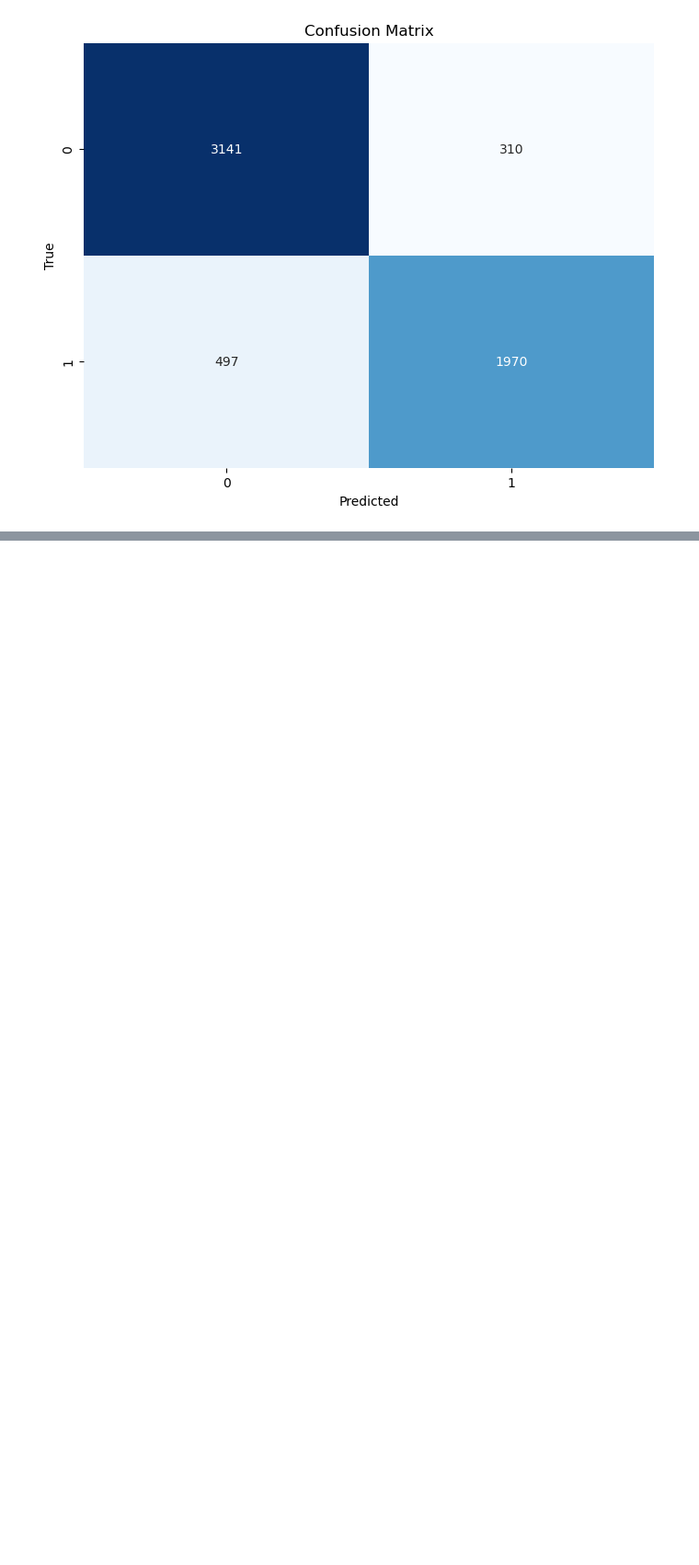
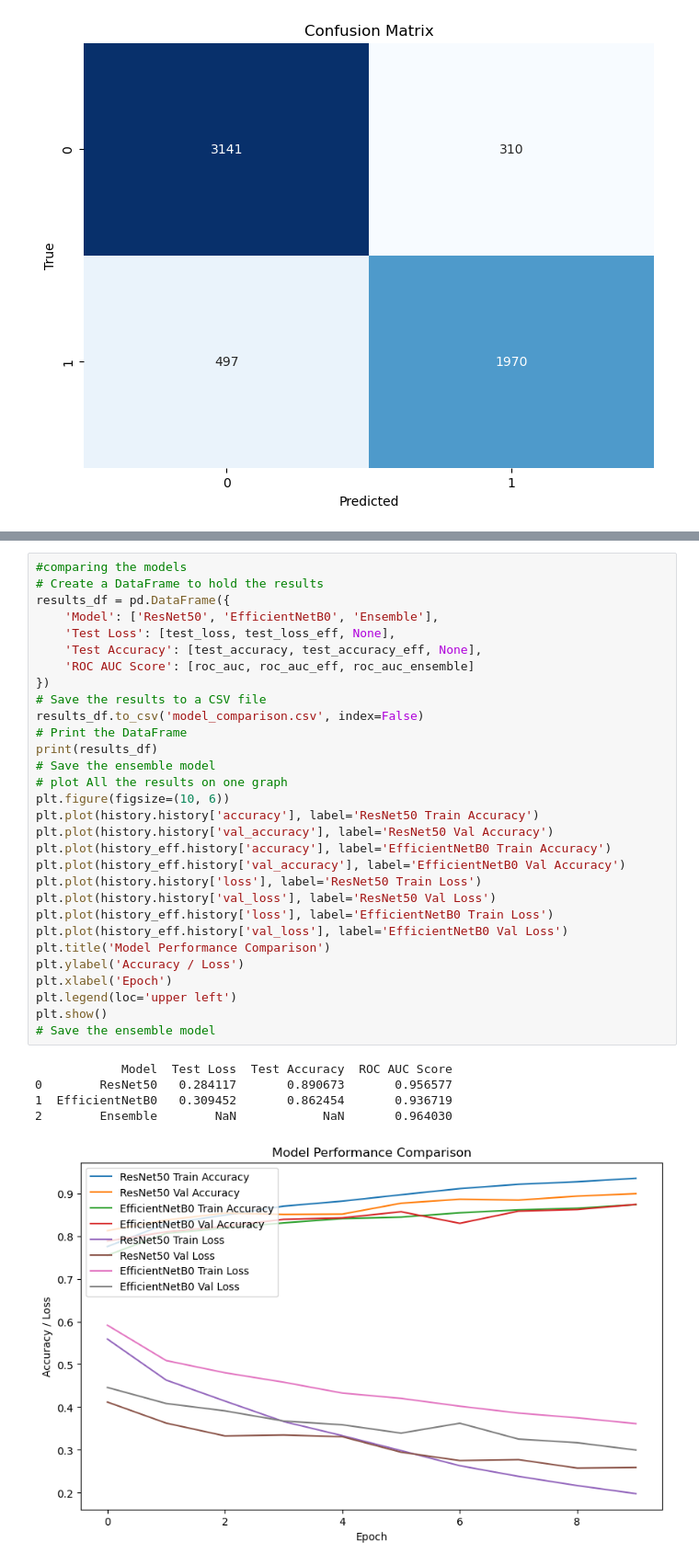
Before and after one commit to cletuzz00/Wrist-Fracture-Detection-Using-Convolution-Neural-Networks, a Jupyter notebook: model_final.ipynb, the cells around one changed output, grey strips where cells are left out. Shown: that part at 92% size. Cells and saved outputs as stored; diff of their text form; blank space fills up the shorter version.

Commit message:
updating efficientnet model

```diff
--- a/model_final.ipynb
+++ b/model_final.ipynb
@@ -391 +422,37 @@ ROC AUC Score: 0.9367192581014626
+# %%
+#comparing the models
+# Create a DataFrame to hold the results
+results_df = pd.DataFrame({
+    'Model': ['ResNet50', 'EfficientNetB0', 'Ensemble'],
+    'Test Loss': [test_loss, test_loss_eff, None],
+    'Test Accuracy': [test_accuracy, test_accuracy_eff, None],
+    'ROC AUC Score': [roc_auc, roc_auc_eff, roc_auc_ensemble]
+})
+# Save the results to a CSV file
+results_df.to_csv('model_comparison.csv', index=False)
+# Print the DataFrame
+print(results_df)
+# Save the ensemble model
+# plot All the results on one graph
+plt.figure(figsize=(10, 6))
+plt.plot(history.history['accuracy'], label='ResNet50 Train Accuracy')
+plt.plot(history.history['val_accuracy'], label='ResNet50 Val Accuracy')
+plt.plot(history_eff.history['accuracy'], label='EfficientNetB0 Train Accuracy')
+plt.plot(history_eff.history['val_accuracy'], label='EfficientNetB0 Val Accuracy')
+plt.plot(history.history['loss'], label='ResNet50 Train Loss')
+plt.plot(history.history['val_loss'], label='ResNet50 Val Loss')
+plt.plot(history_eff.history['loss'], label='EfficientNetB0 Train Loss')
+plt.plot(history_eff.history['val_loss'], label='EfficientNetB0 Val Loss')
+plt.title('Model Performance Comparison')
+plt.ylabel('Accuracy / Loss')
+plt.xlabel('Epoch')
+plt.legend(loc='upper left')
+plt.show()
+# Save the ensemble model
+# %% [output]
+            Model  Test Loss  Test Accuracy  ROC AUC Score
+0        ResNet50   0.284117       0.890673       0.956577
+1  EfficientNetB0   0.309452       0.862454       0.936719
+2        Ensemble        NaN            NaN       0.964030
+[figure, added]
 # %%
```
Also changed, not shown: parts of 2 cells of this notebook, 2 other files.
